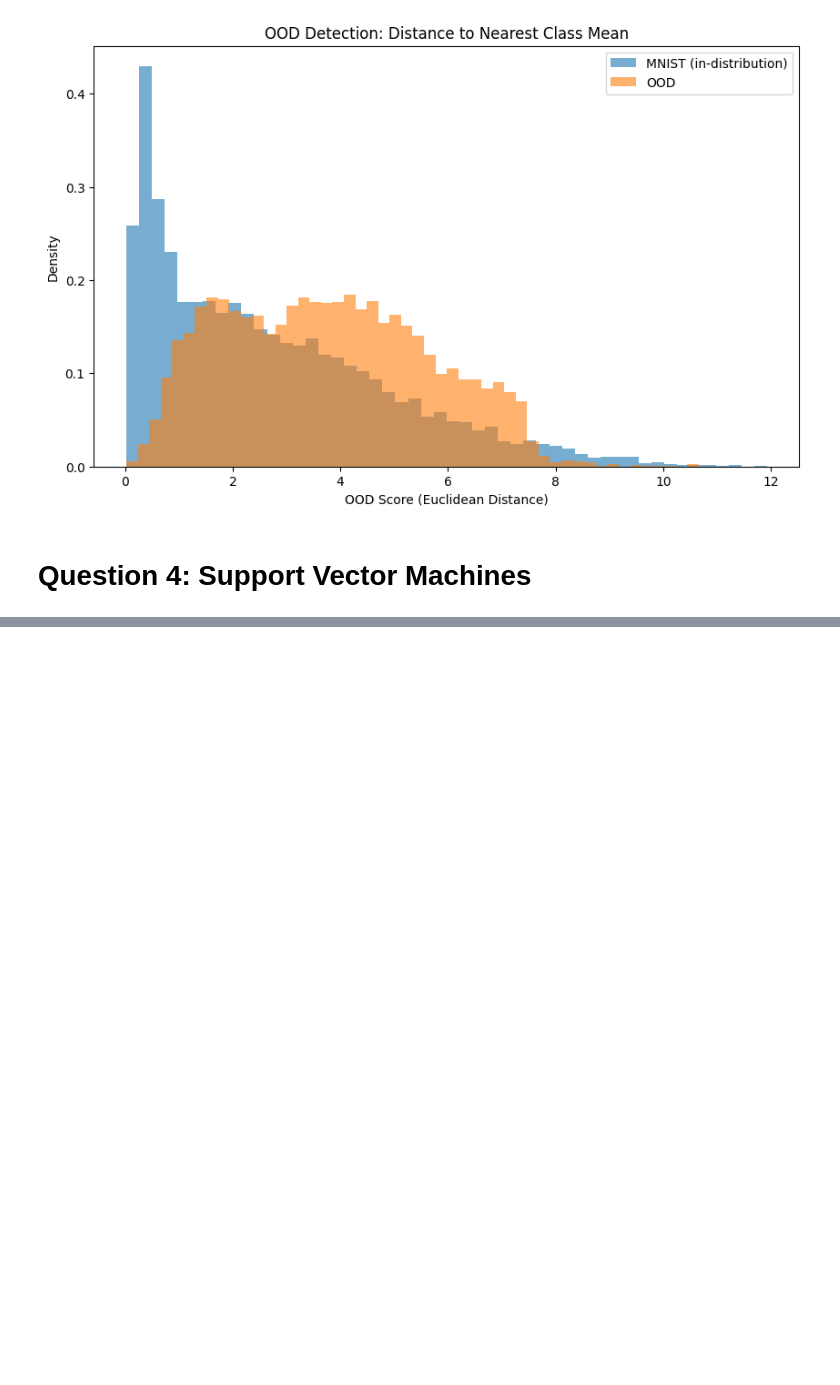
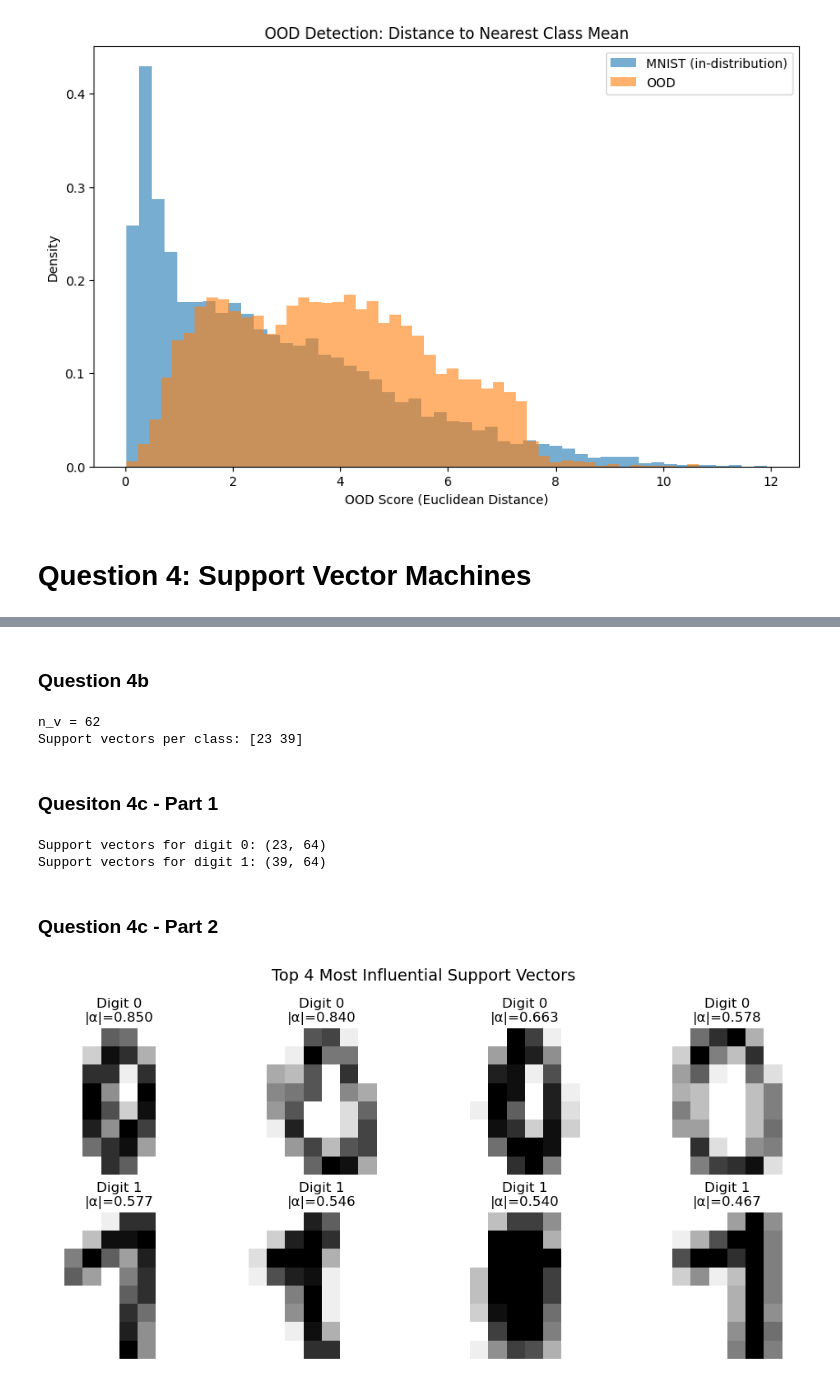
Before and after one commit to Rlshank/S-ML-HW-2, a Jupyter notebook: SML-HW2.ipynb, the cells around one changed output, grey strips where cells are left out. Saved outputs shown, nothing was run; the diff lists cells and outputs as text; code cells hidden in the pictures; blank space fills up the shorter version.

Commit message:
Added Question 4

```diff
--- a/SML-HW2.ipynb
+++ b/SML-HW2.ipynb
@@ -1033,0 +1056,79 @@ Calculating distance scores for FashionMnist (OOD)...
+# %% [markdown]
+### Question 4b
+# %%
+# Filter dataset to only digits 0 and 1
+mask = (y_train == 0) | (y_train == 1)
+X_train_01 = X_train[mask]
+y_train_01 = y_train[mask]
+
+# Train a binary SVM on just 0 vs 1
+svm_01 = SVC(kernel='rbf', gamma=0.0012, C=0.85, random_state=42)
+svm_01.fit(X_train_01, y_train_01)
+
+# Total number of support vectors
+n_v = svm_01.support_vectors_.shape[0]
+print(f"n_v = {n_v}")
+
+# Per-class breakdown
+print("Support vectors per class:", svm_01.n_support_)
+# %% [output]
+n_v = 62
+Support vectors per class: [23 39]
+# %% [markdown]
+### Quesiton 4c - Part 1
+# %%
+import numpy as np
+
+# support_vectors_ gives the actual feature vectors
+svs = svm_01.support_vectors_          # shape: (n_v, 64)
+
+# support_ gives the indices into the training data
+sv_indices = svm_01.support_           # indices in X_train_01
+
+# n_support_ tells you how many per class: [n_for_0, n_for_1]
+n_per_class = svm_01.n_support_        # e.g. [12, 15]
+
+# Split support vectors by class
+sv_class0 = svs[:n_per_class[0]]       # first n_for_0 rows = digit 0
+sv_class1 = svs[n_per_class[0]:]       # remaining rows = digit 1
+
+print(f"Support vectors for digit 0: {sv_class0.shape}")
+print(f"Support vectors for digit 1: {sv_class1.shape}")
+# %% [output]
+Support vectors for digit 0: (23, 64)
+Support vectors for digit 1: (39, 64)
+# %% [markdown]
+### Question 4c - Part 2
+# %%
+import matplotlib.pyplot as plt
+
+# Criterion: dual coefficients (alpha_i * y_i) measure each SV's
+# influence on the decision boundary — larger |coef| = more influential
+dual_coefs = svm_01.dual_coef_
+
+# Coefficients for class 0 SVs (negative alphas) and class 1 (positive)
+coefs_class0 = np.abs(dual_coefs[0, :n_per_class[0]])
+coefs_class1 = np.abs(dual_coefs[0, n_per_class[0]:])
+
+# Top 4 indices by magnitude
+top4_class0 = np.argsort(coefs_class0)[-4:][::-1]
+top4_class1 = np.argsort(coefs_class1)[-4:][::-1]
+
+fig, axes = plt.subplots(2, 4, figsize=(10, 5))
+fig.suptitle("Top 4 Most Influential Support Vectors", fontsize=14)
+
+for i, idx in enumerate(top4_class0):
+    axes[0, i].imshow(sv_class0[idx].reshape(8, 8), cmap='gray_r')
+    axes[0, i].set_title(f"Digit 0\n|α|={coefs_class0[idx]:.3f}")
+    axes[0, i].axis('off')
+
+for i, idx in enumerate(top4_class1):
+    axes[1, i].imshow(sv_class1[idx].reshape(8, 8), cmap='gray_r')
+    axes[1, i].set_title(f"Digit 1\n|α|={coefs_class1[idx]:.3f}")
+    axes[1, i].axis('off')
+
+plt.tight_layout()
+plt.savefig("support_vectors.png", dpi=150)
+plt.show()
+# %% [output]
+[figure, added]
```
Also changed, not shown: parts of 2 cells of this notebook, 1 other file.
